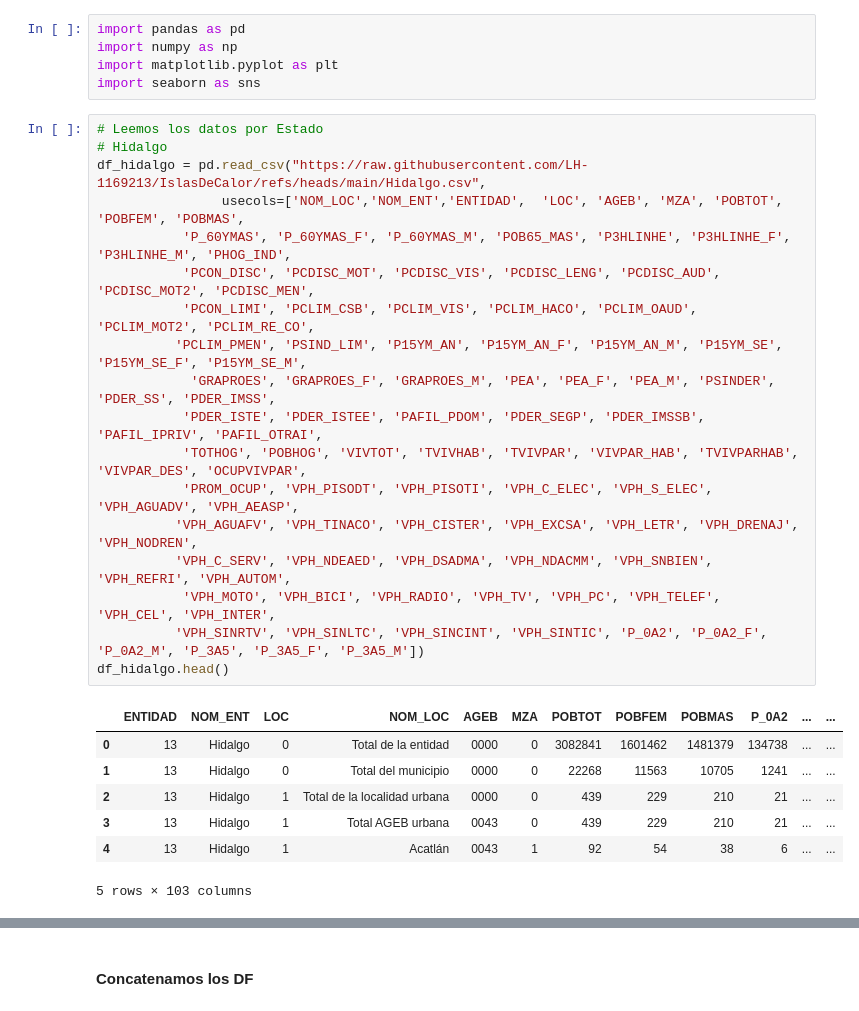
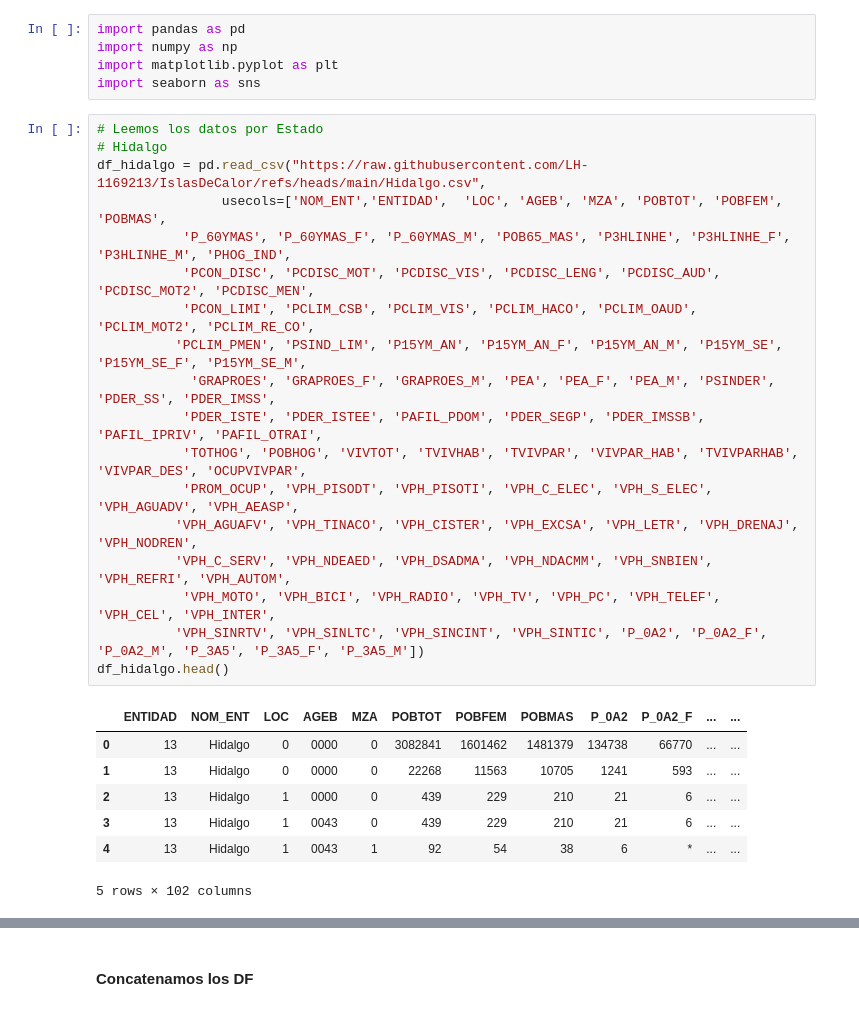
Before and after one commit to LH-1169213/IslasDeCalor, a Jupyter notebook: EDA_SCITEL_INEGI_Avance_3.ipynb, the cells around one changed output, grey strips where cells are left out. Drawn from its saved outputs; the diff is of its cells as text.

```diff
--- a/EDA_SCITEL_INEGI_Avance_3.ipynb
+++ b/EDA_SCITEL_INEGI_Avance_3.ipynb
@@ -812,29 +814,29 @@ import seaborn as sns
 # %%
 # Leemos los datos por Estado
 # Hidalgo
 df_hidalgo = pd.read_csv("https://raw.githubusercontent.com/LH-1169213/IslasDeCalor/refs/heads/main/Hidalgo.csv",
-                usecols=['NOM_LOC','NOM_ENT','ENTIDAD',  'LOC', 'AGEB', 'MZA', 'POBTOT', 'POBFEM', 'POBMAS',
+                usecols=['NOM_ENT','ENTIDAD',  'LOC', 'AGEB', 'MZA', 'POBTOT', 'POBFEM', 'POBMAS',
            'P_60YMAS', 'P_60YMAS_F', 'P_60YMAS_M', 'POB65_MAS', 'P3HLINHE', 'P3HLINHE_F', 'P3HLINHE_M', 'PHOG_IND',
            'PCON_DISC', 'PCDISC_MOT', 'PCDISC_VIS', 'PCDISC_LENG', 'PCDISC_AUD', 'PCDISC_MOT2', 'PCDISC_MEN',
            'PCON_LIMI', 'PCLIM_CSB', 'PCLIM_VIS', 'PCLIM_HACO', 'PCLIM_OAUD', 'PCLIM_MOT2', 'PCLIM_RE_CO',
           'PCLIM_PMEN', 'PSIND_LIM', 'P15YM_AN', 'P15YM_AN_F', 'P15YM_AN_M', 'P15YM_SE', 'P15YM_SE_F', 'P15YM_SE_M',
             'GRAPROES', 'GRAPROES_F', 'GRAPROES_M', 'PEA', 'PEA_F', 'PEA_M', 'PSINDER', 'PDER_SS', 'PDER_IMSS',
            'PDER_ISTE', 'PDER_ISTEE', 'PAFIL_PDOM', 'PDER_SEGP', 'PDER_IMSSB', 'PAFIL_IPRIV', 'PAFIL_OTRAI',
            'TOTHOG', 'POBHOG', 'VIVTOT', 'TVIVHAB', 'TVIVPAR', 'VIVPAR_HAB', 'TVIVPARHAB', 'VIVPAR_DES', 'OCUPVIVPAR',
            'PROM_OCUP', 'VPH_PISODT', 'VPH_PISOTI', 'VPH_C_ELEC', 'VPH_S_ELEC', 'VPH_AGUADV', 'VPH_AEASP',
           'VPH_AGUAFV', 'VPH_TINACO', 'VPH_CISTER', 'VPH_EXCSA', 'VPH_LETR', 'VPH_DRENAJ', 'VPH_NODREN',
           'VPH_C_SERV', 'VPH_NDEAED', 'VPH_DSADMA', 'VPH_NDACMM', 'VPH_SNBIEN', 'VPH_REFRI', 'VPH_AUTOM',
            'VPH_MOTO', 'VPH_BICI', 'VPH_RADIO', 'VPH_TV', 'VPH_PC', 'VPH_TELEF', 'VPH_CEL', 'VPH_INTER',
           'VPH_SINRTV', 'VPH_SINLTC', 'VPH_SINCINT', 'VPH_SINTIC', 'P_0A2', 'P_0A2_F', 'P_0A2_M', 'P_3A5', 'P_3A5_F', 'P_3A5_M'])
 df_hidalgo.head()
 # %% [output]
-|  | ENTIDAD | NOM_ENT | LOC | NOM_LOC | AGEB | MZA | POBTOT | POBFEM | POBMAS | P_0A2 | ... | ... |
-| 0 | 13 | Hidalgo | 0 | Total de la entidad | 0000 | 0 | 3082841 | 1601462 | 1481379 | 134738 | ... | ... |
-| 1 | 13 | Hidalgo | 0 | Total del municipio | 0000 | 0 | 22268 | 11563 | 10705 | 1241 | ... | ... |
-| 2 | 13 | Hidalgo | 1 | Total de la localidad urbana | 0000 | 0 | 439 | 229 | 210 | 21 | ... | ... |
-| 3 | 13 | Hidalgo | 1 | Total AGEB urbana | 0043 | 0 | 439 | 229 | 210 | 21 | ... | ... |
-| 4 | 13 | Hidalgo | 1 | Acatlán | 0043 | 1 | 92 | 54 | 38 | 6 | ... | ... |
+|  | ENTIDAD | NOM_ENT | LOC | AGEB | MZA | POBTOT | POBFEM | POBMAS | P_0A2 | P_0A2_F | ... | ... |
+| 0 | 13 | Hidalgo | 0 | 0000 | 0 | 3082841 | 1601462 | 1481379 | 134738 | 66770 | ... | ... |
+| 1 | 13 | Hidalgo | 0 | 0000 | 0 | 22268 | 11563 | 10705 | 1241 | 593 | ... | ... |
+| 2 | 13 | Hidalgo | 1 | 0000 | 0 | 439 | 229 | 210 | 21 | 6 | ... | ... |
+| 3 | 13 | Hidalgo | 1 | 0043 | 0 | 439 | 229 | 210 | 21 | 6 | ... | ... |
+| 4 | 13 | Hidalgo | 1 | 0043 | 1 | 92 | 54 | 38 | 6 | * | ... | ... |
-5 rows × 103 columns
+5 rows × 102 columns
 # %%
 # Leemos los datos por Estado
 # CDMX 1
```
Also changed, not shown: parts of 64 cells of this notebook.
